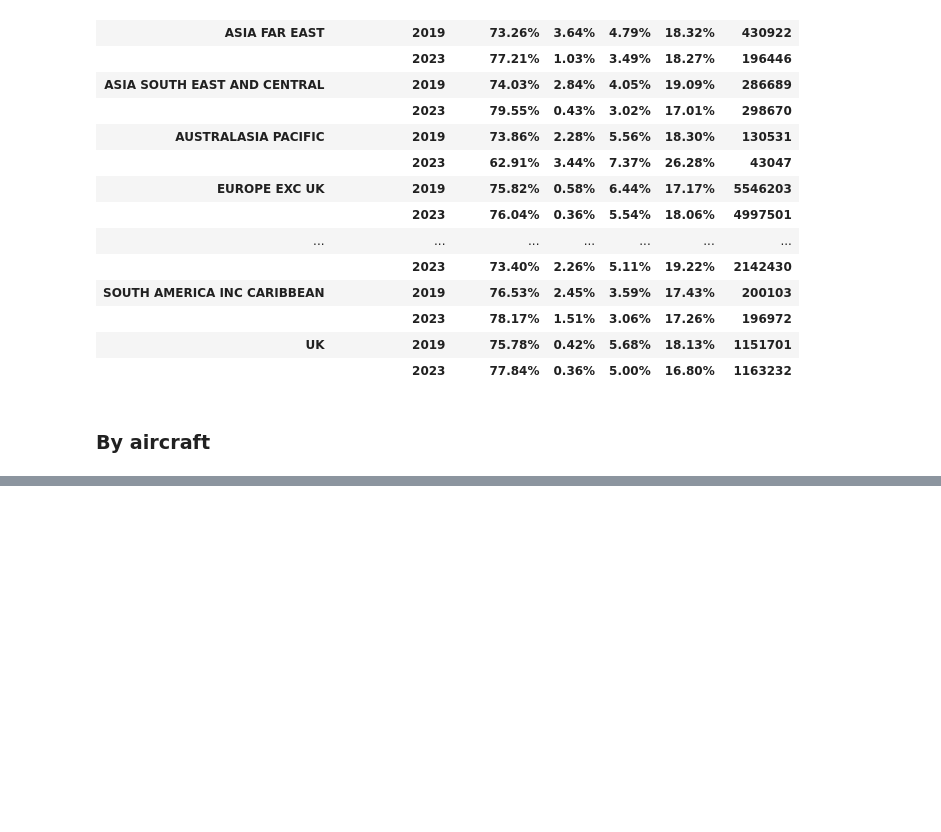
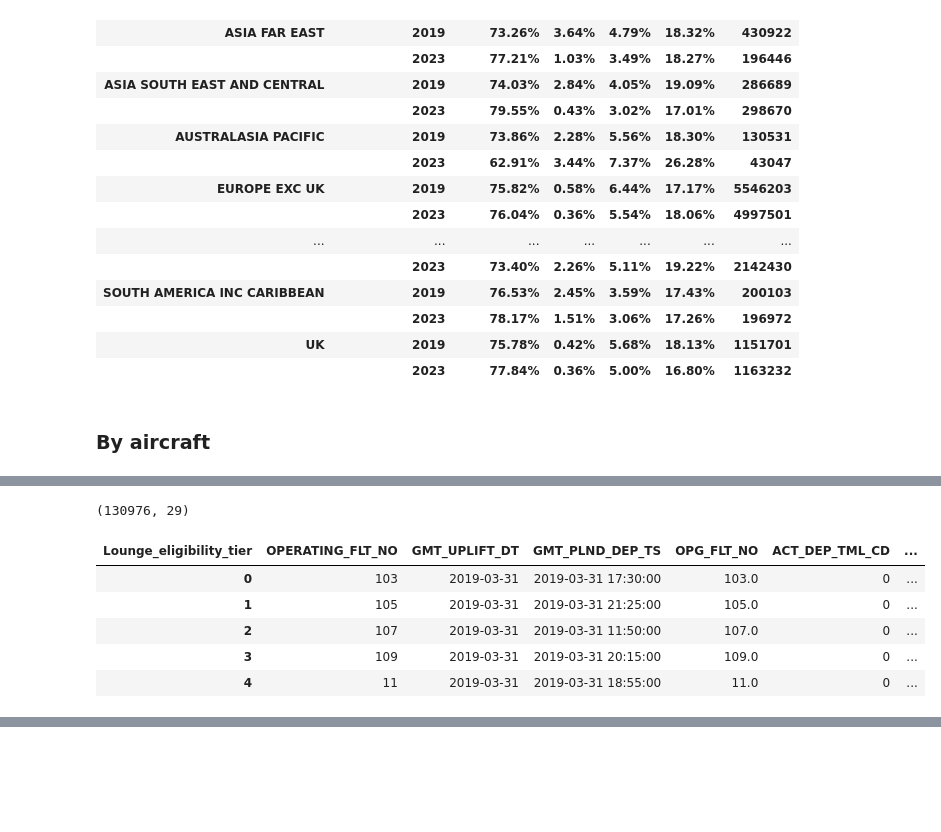
Before and after one commit to IanMaHKG-BA/Hackathon_Team_1, a Jupyter notebook: lounges_gold_standard_Ian.ipynb, the cells around one changed output, grey strips where cells are left out. Drawn from its saved outputs; the diff is of its cells as text; code cells hidden in the pictures; blank space fills up the shorter version.

```diff
--- a/lounges_gold_standard_Ian.ipynb
+++ b/lounges_gold_standard_Ian.ipynb
@@ -1251,0 +1306,11 @@ group_pivot_to_lookup(df_pivot_groupby_acft)
+# %%
+print(pivot_df_no_skew.shape)
+pivot_df_no_skew.head(5)
+# %% [output]
+(130976, 29)
+| Lounge_eligibility_tier | OPERATING_FLT_NO | GMT_UPLIFT_DT | GMT_PLND_DEP_TS | OPG_FLT_NO | ACT_DEP_TML_CD | ... |
+| 0 | 103 | 2019-03-31 | 2019-03-31 17:30:00 | 103.0 | 0 | ... |
+| 1 | 105 | 2019-03-31 | 2019-03-31 21:25:00 | 105.0 | 0 | ... |
+| 2 | 107 | 2019-03-31 | 2019-03-31 11:50:00 | 107.0 | 0 | ... |
+| 3 | 109 | 2019-03-31 | 2019-03-31 20:15:00 | 109.0 | 0 | ... |
+| 4 | 11 | 2019-03-31 | 2019-03-31 18:55:00 | 11.0 | 0 | ... |
```
Also changed, not shown: parts of 10 cells of this notebook.
